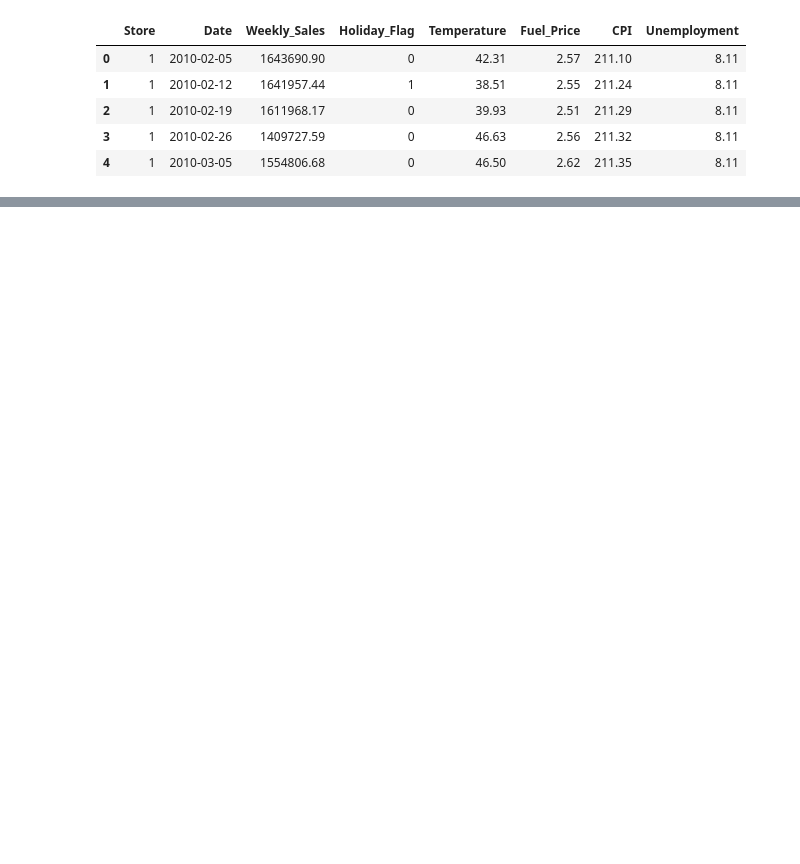
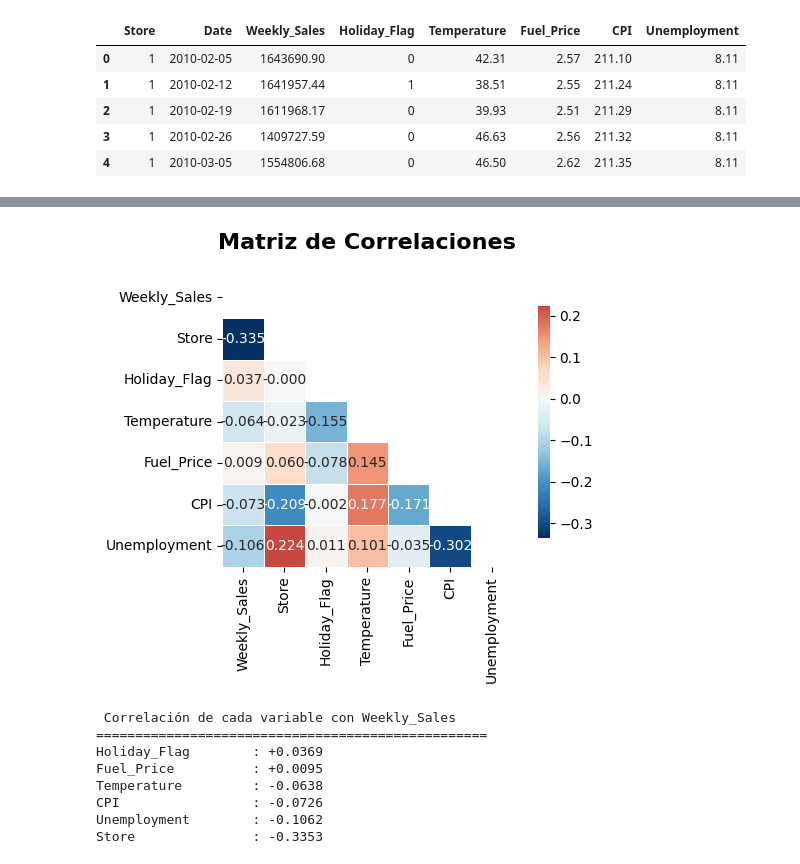
Before and after one commit to Rrosmarinus/walmart, a Jupyter notebook: Ejercicio_RMod_Walmart.ipynb, the cells around one changed output, grey strips where cells are left out. Saved outputs shown, nothing was run; the diff lists cells and outputs as text; code cells hidden in the pictures; blank space fills up the shorter version.

```diff
--- a/Ejercicio_RMod_Walmart.ipynb
+++ b/Ejercicio_RMod_Walmart.ipynb
@@ -229,0 +264,42 @@ df_walmart.head()
+# %%
+#Matiz de correlaciones
+
+# Crear correlaciones
+correlation_matrix = df_walmart[['Weekly_Sales', 'Store', 'Holiday_Flag', 'Temperature', 'Fuel_Price', 'CPI', 'Unemployment']].corr()
+
+# Crear el heatmap
+plt.Figure(figsize=(10, 8))
+mask = np.triu(np.ones_like(correlation_matrix, dtype=bool))
+
+sns.heatmap(correlation_matrix,
+            annot=True,
+            fmt='.3F',
+            cmap='RdBu_r',
+            center=0,
+            mask=mask,
+            square=True,
+            linewidths=0.5,
+            cbar_kws={'shrink':0.8})
+
+plt.title('Matriz de Correlaciones', fontsize=16, fontweight='bold', pad=20)
+plt.tight_layout()
+plt.savefig('04_matriz_correlaciones.png', dpi=150, bbox_inches='tight')
+plt.show()
+
+# Correlaciones con la variable objetivo
+print("\n Correlación de cada variable con Weekly_Sales")
+print("="*50)
+correlaciones = correlation_matrix['Weekly_Sales'].sort_values(ascending=False)
+for var, corr in correlaciones.items():
+    if var != 'Weekly_Sales':
+        print(f"{var:20}: {corr:+.4f}")
+# %% [output]
+[figure, added]
+ Correlación de cada variable con Weekly_Sales
+==================================================
+Holiday_Flag        : +0.0369
+Fuel_Price          : +0.0095
+Temperature         : -0.0638
+CPI                 : -0.0726
+Unemployment        : -0.1062
+Store               : -0.3353
```
Also changed, not shown: parts of 17 cells of this notebook, 10 other files.
